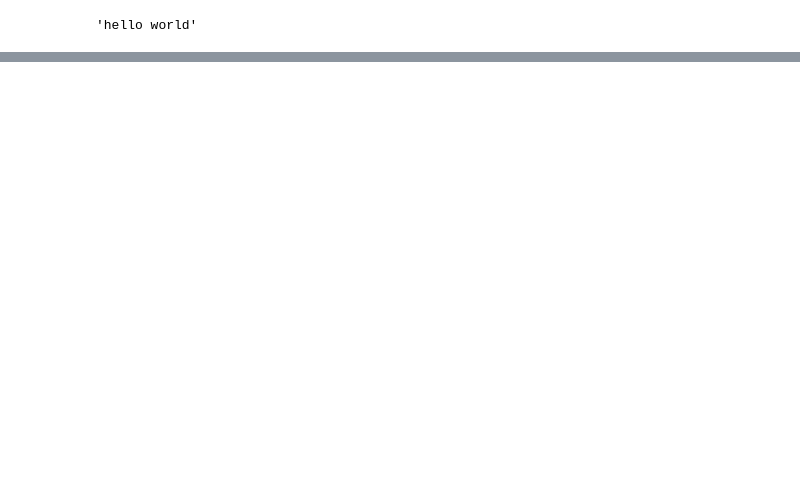
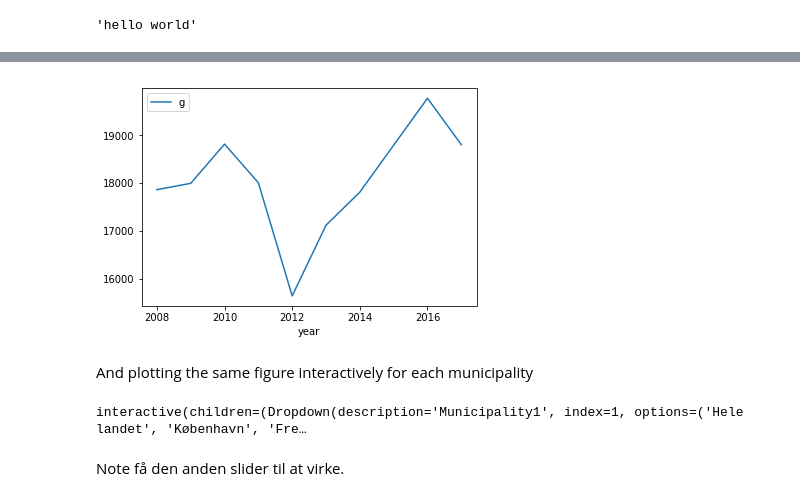
Before and after one commit to NumEconCopenhagen/projects-2019-peter-larsens-kaffe-m-havre, a Jupyter notebook: dataproject/dataProject.ipynb, the cells around one changed output, grey strips where cells are left out. Saved outputs shown, nothing was run; the diff lists cells and outputs as text; code cells hidden in the pictures; blank space fills up the shorter version.

```diff
--- a/dataproject/dataProject.ipynb
+++ b/dataproject/dataProject.ipynb
@@ -157,0 +158,3 @@ ValueError: Unrecognized character a in format string
+# %%
+gaeld_tall = pd.wide_to_long(gaeld, stubnames='g', i='municipality', j='year')
+gaeld_tall.head(10)
@@ -157,0 +176,3 @@ ValueError: Unrecognized character a in format string
+# %%
+gaeld_tall = gaeld_tall.reset_index()
+gaeld_tall.head(10)
@@ -157,0 +193,3 @@ ValueError: Unrecognized character a in format string
+# %%
+gaeld_tall['municipality2']=gaeld_tall['municipality']
+gaeld_tall
@@ -157,0 +215,6 @@ ValueError: Unrecognized character a in format string
+# %%
+gaeld_tall.loc[gaeld_tall['municipality2'] == 'Køge', :].plot(x='year',y='g');
+# %% [output]
+[figure, added]
+# %% [markdown]
+And plotting the same figure interactively for each municipality
@@ -157,0 +230,11 @@ ValueError: Unrecognized character a in format string
+# %%
+# b) creating the interactively plot
+widgets.interact(plot_e,
+    dataframe = widgets.fixed(gaeld_tall),
+    municipality = widgets.Dropdown(description='Municipality1', options=gaeld_tall.municipality.unique(), value='København'),
+    municipality2 = widgets.Dropdown(description='Municipality2', options=gaeld_tall.municipality2.unique(), value='Lejre')
+);
+# %% [output]
+interactive(children=(Dropdown(description='Municipality1', index=1, options=('Hele landet', 'København', 'Fre…
+# %% [markdown]
+Note få den anden slider til at virke.
```
Also changed, not shown: parts of 30 cells of this notebook, 1 other file.
